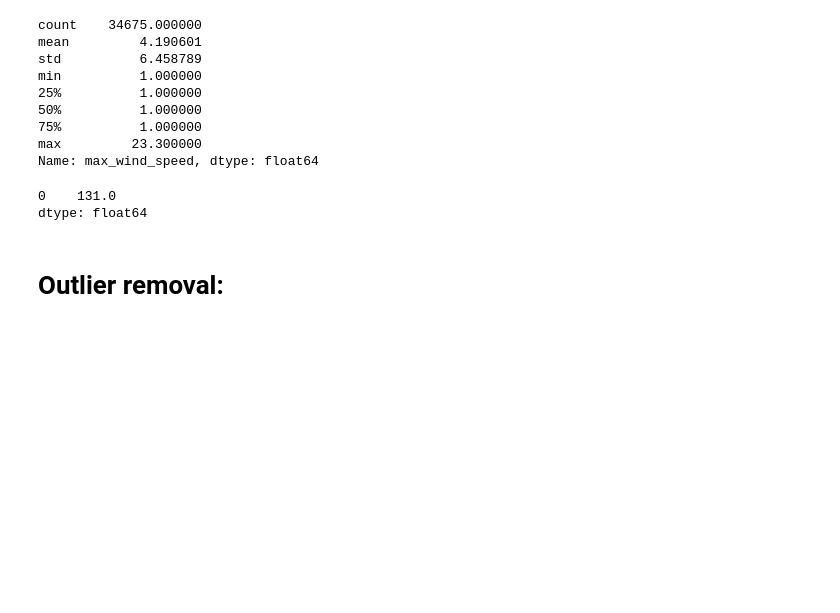
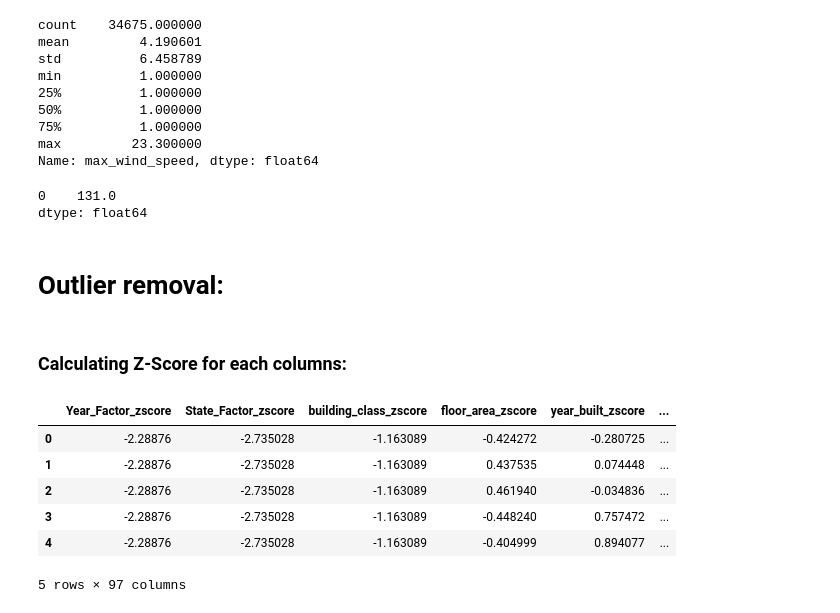
Before and after one commit to AnuragTimilsina/wids_datathon2022, a Jupyter notebook: wids_kaggle_challenge.ipynb, the cells around one changed output. Drawn from its saved outputs; the diff is of its cells as text; code cells hidden in the pictures; blank space fills up the shorter version.

```diff
--- a/wids_kaggle_challenge.ipynb
+++ b/wids_kaggle_challenge.ipynb
@@ -253,3 +255,21 @@ dtype: float64
 missing_value_handler(encoded_data, column='days_with_fog', strategy="most_frequent")
 # %% [markdown]
 # Outlier removal:
+# %% [markdown]
+### Calculating Z-Score for each columns:
+# %%
+z_score = pd.DataFrame()
+# %%
+for col in encoded_data.columns:
+    col_zscore = col + "_zscore"
+    z_score[col_zscore] = (encoded_data[col] - encoded_data[col].mean())/encoded_data[col].std(ddof=0)
+# %%
+z_score.head()
+# %% [output]
+|  | Year_Factor_zscore | State_Factor_zscore | building_class_zscore | floor_area_zscore | year_built_zscore | ... |
+| 0 | -2.28876 | -2.735028 | -1.163089 | -0.424272 | -0.280725 | ... |
+| 1 | -2.28876 | -2.735028 | -1.163089 | 0.437535 | 0.074448 | ... |
+| 2 | -2.28876 | -2.735028 | -1.163089 | 0.461940 | -0.034836 | ... |
+| 3 | -2.28876 | -2.735028 | -1.163089 | -0.448240 | 0.757472 | ... |
+| 4 | -2.28876 | -2.735028 | -1.163089 | -0.404999 | 0.894077 | ... |
+5 rows × 97 columns
```
Also changed, not shown: parts of 6 cells of this notebook.
